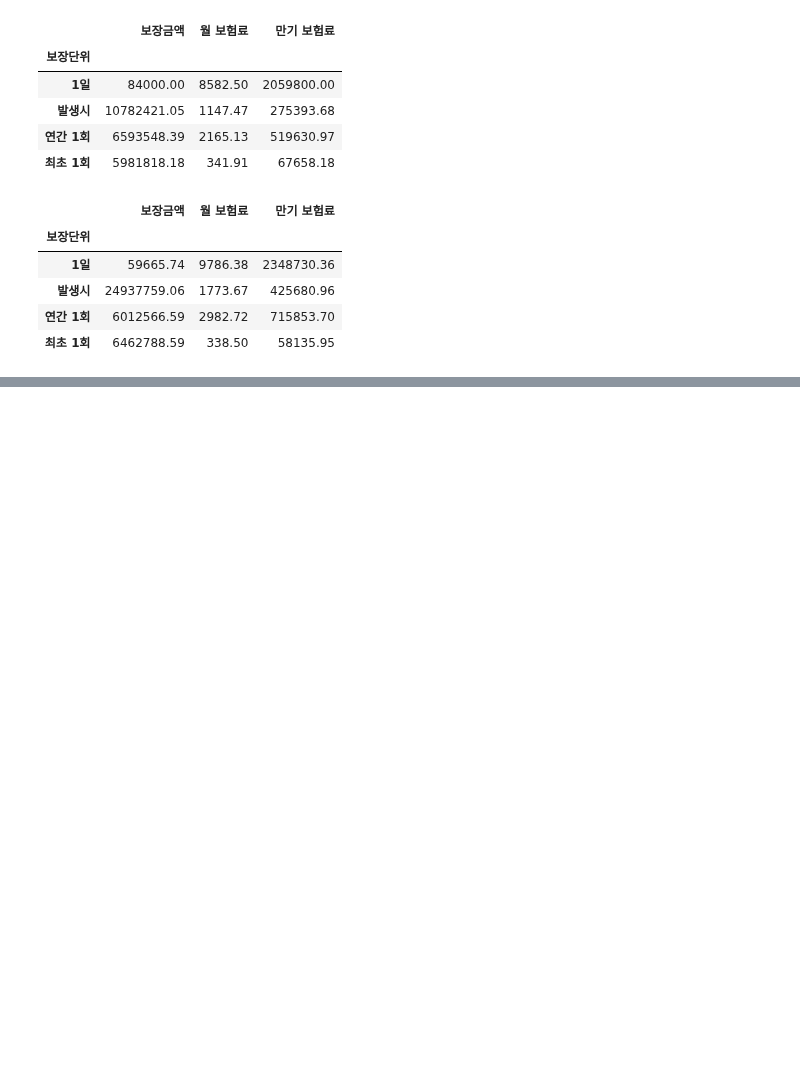
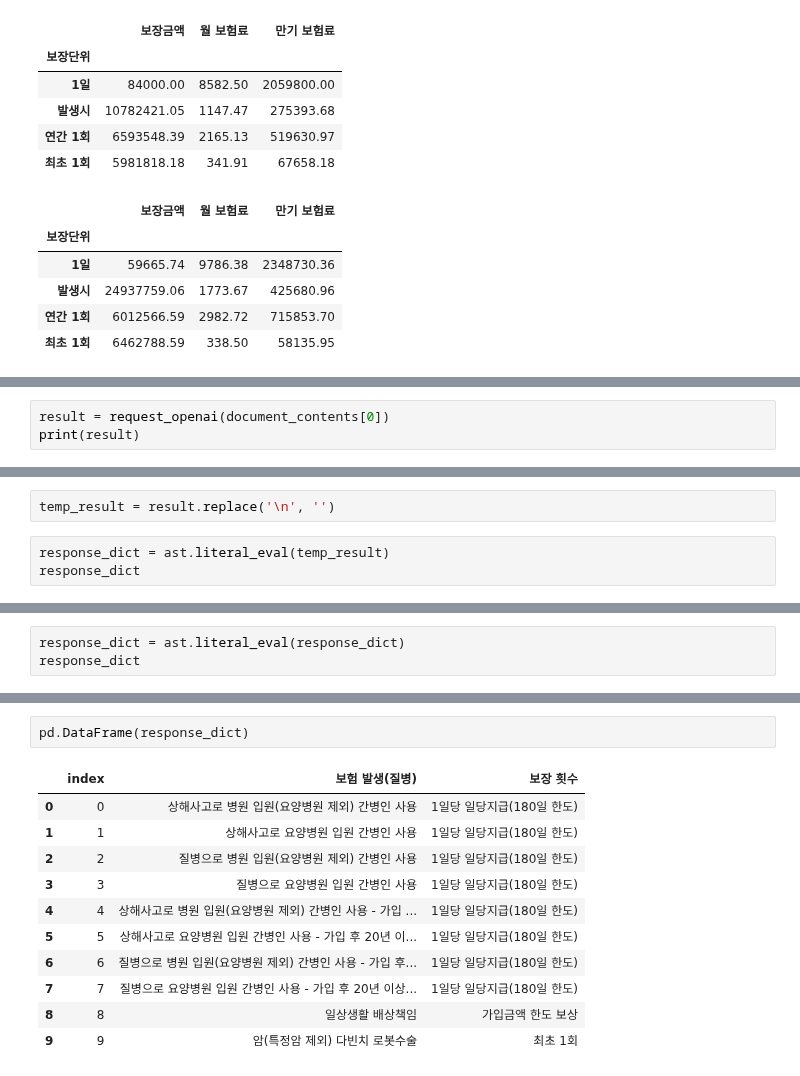
Before and after one commit to tiod0611/practice_language, a Jupyter notebook: python/데이터분석/insurance/insurance_전처리.ipynb, the cells around one changed output, grey strips where cells are left out. Saved outputs shown, nothing was run; the diff lists cells and outputs as text; blank space fills up the shorter version.

```diff
--- a/python/데이터분석/insurance/insurance_전처리.ipynb
+++ b/python/데이터분석/insurance/insurance_전처리.ipynb
@@ -357,0 +492,3 @@ data[data['보장단위']=='최초 1회'].sort_values('보장 대비 납입율',
+# %%
+result = request_openai(document_contents[0])
+print(result)
@@ -357,0 +514,5 @@ data[data['보장단위']=='최초 1회'].sort_values('보장 대비 납입율',
+# %%
+temp_result = result.replace('\n', '')
+# %%
+response_dict = ast.literal_eval(temp_result)
+response_dict
@@ -357,0 +521,3 @@ data[data['보장단위']=='최초 1회'].sort_values('보장 대비 납입율',
+# %%
+response_dict = ast.literal_eval(response_dict)
+response_dict
@@ -357,0 +542,14 @@ data[data['보장단위']=='최초 1회'].sort_values('보장 대비 납입율',
+# %%
+pd.DataFrame(response_dict)
+# %% [output]
+|  | index | 보험 발생(질병) | 보장 횟수 |
+| 0 | 0 | 상해사고로 병원 입원(요양병원 제외) 간병인 사용 | 1일당 일당지급(180일 한도) |
+| 1 | 1 | 상해사고로 요양병원 입원 간병인 사용 | 1일당 일당지급(180일 한도) |
+| 2 | 2 | 질병으로 병원 입원(요양병원 제외) 간병인 사용 | 1일당 일당지급(180일 한도) |
+| 3 | 3 | 질병으로 요양병원 입원 간병인 사용 | 1일당 일당지급(180일 한도) |
+| 4 | 4 | 상해사고로 병원 입원(요양병원 제외) 간병인 사용 - 가입 ... | 1일당 일당지급(180일 한도) |
+| 5 | 5 | 상해사고로 요양병원 입원 간병인 사용 - 가입 후 20년 이... | 1일당 일당지급(180일 한도) |
+| 6 | 6 | 질병으로 병원 입원(요양병원 제외) 간병인 사용 - 가입 후... | 1일당 일당지급(180일 한도) |
+| 7 | 7 | 질병으로 요양병원 입원 간병인 사용 - 가입 후 20년 이상... | 1일당 일당지급(180일 한도) |
+| 8 | 8 | 일상생활 배상책임 | 가입금액 한도 보상 |
+| 9 | 9 | 암(특정암 제외) 다빈치 로봇수술 | 최초 1회 |
```
Also changed, not shown: parts of 16 cells of this notebook, 5 other files.
